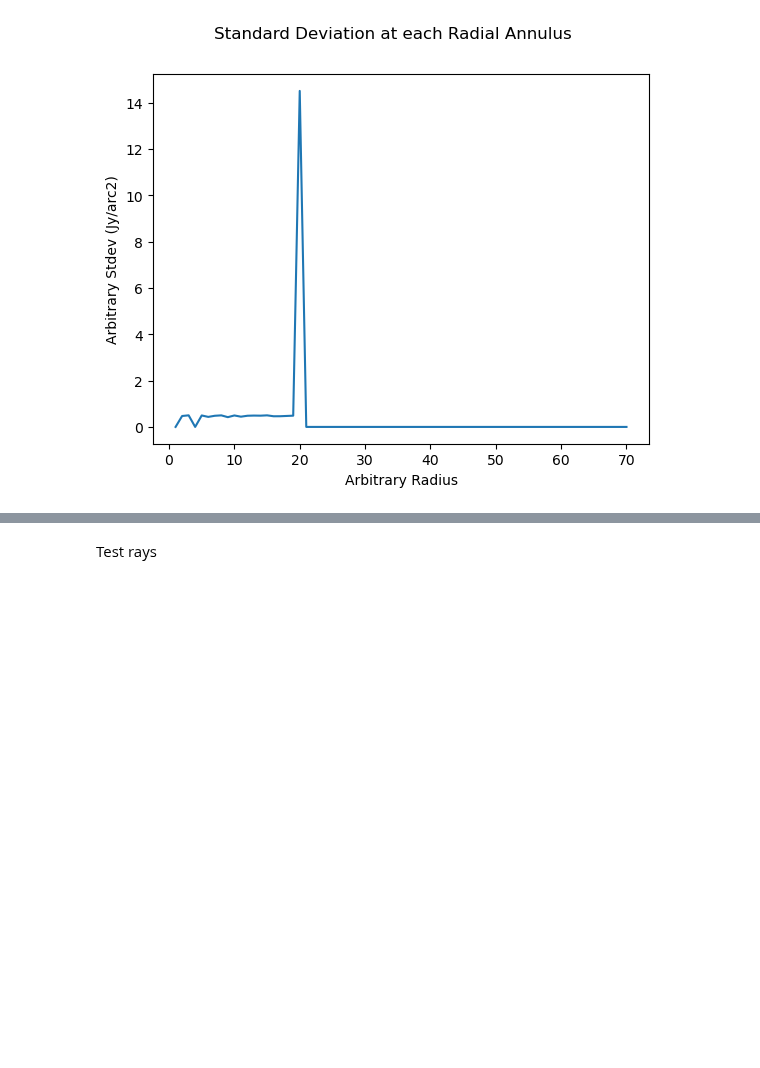
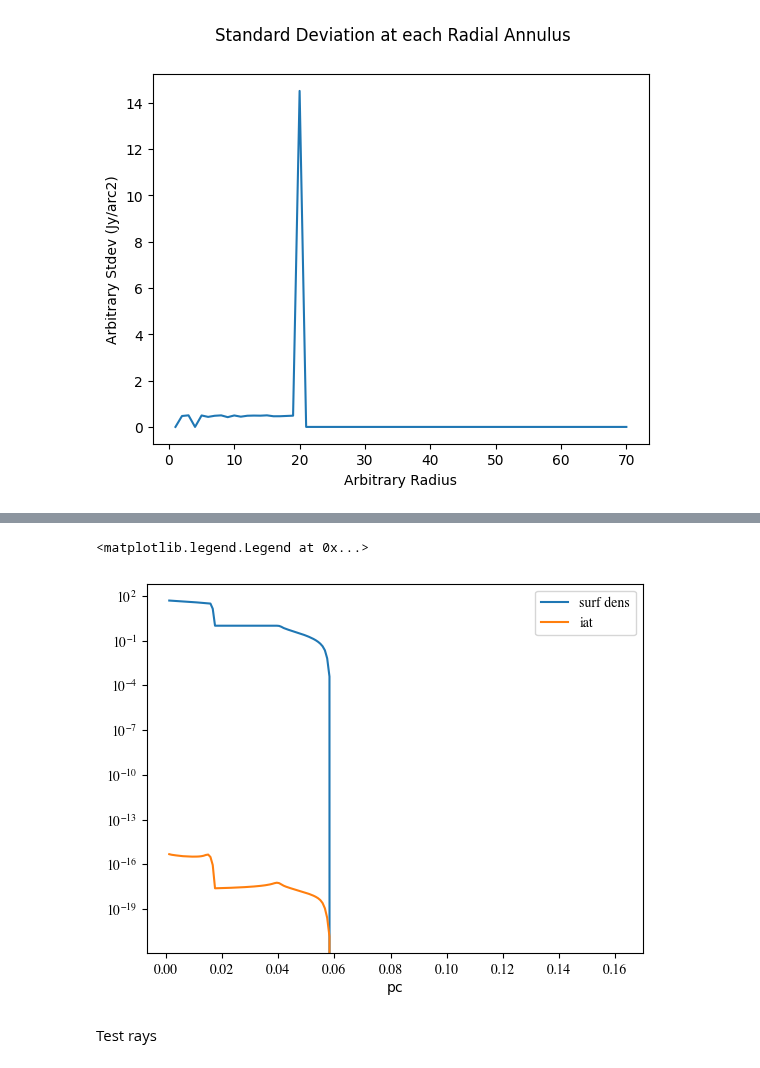
Before and after one commit to imanbeh/csm_pipeline, a Jupyter notebook: data_validation/IAT_data_validation.ipynb, the cells around one changed output, grey strips where cells are left out. Saved outputs shown, nothing was run; the diff lists cells and outputs as text; code cells hidden in the pictures; blank space fills up the shorter version.

```diff
--- a/data_validation/IAT_data_validation.ipynb
+++ b/data_validation/IAT_data_validation.ipynb
@@ -521,5 +551,13 @@ plt.ylim(-1,1)
 # %%
-f_new = do_abel(rp_1d.value, centers['arc'],1)
+f_new = do_abel(rp_1d.value, centers['pc'].to(u.cm).value,1)
+# %%
+plt.plot(centers['pc'], rp_1d.value,label='surf dens')
+plt.plot(centers['pc'], f_new,label='iat')
+plt.semilogy()
+plt.legend()
+# %% [output]
+<matplotlib.legend.Legend at 0x...>
+[figure, added]
 # %% [markdown]
 Test rays
 # %%
```
Also changed, not shown: parts of 13 cells of this notebook, 1 other file.
